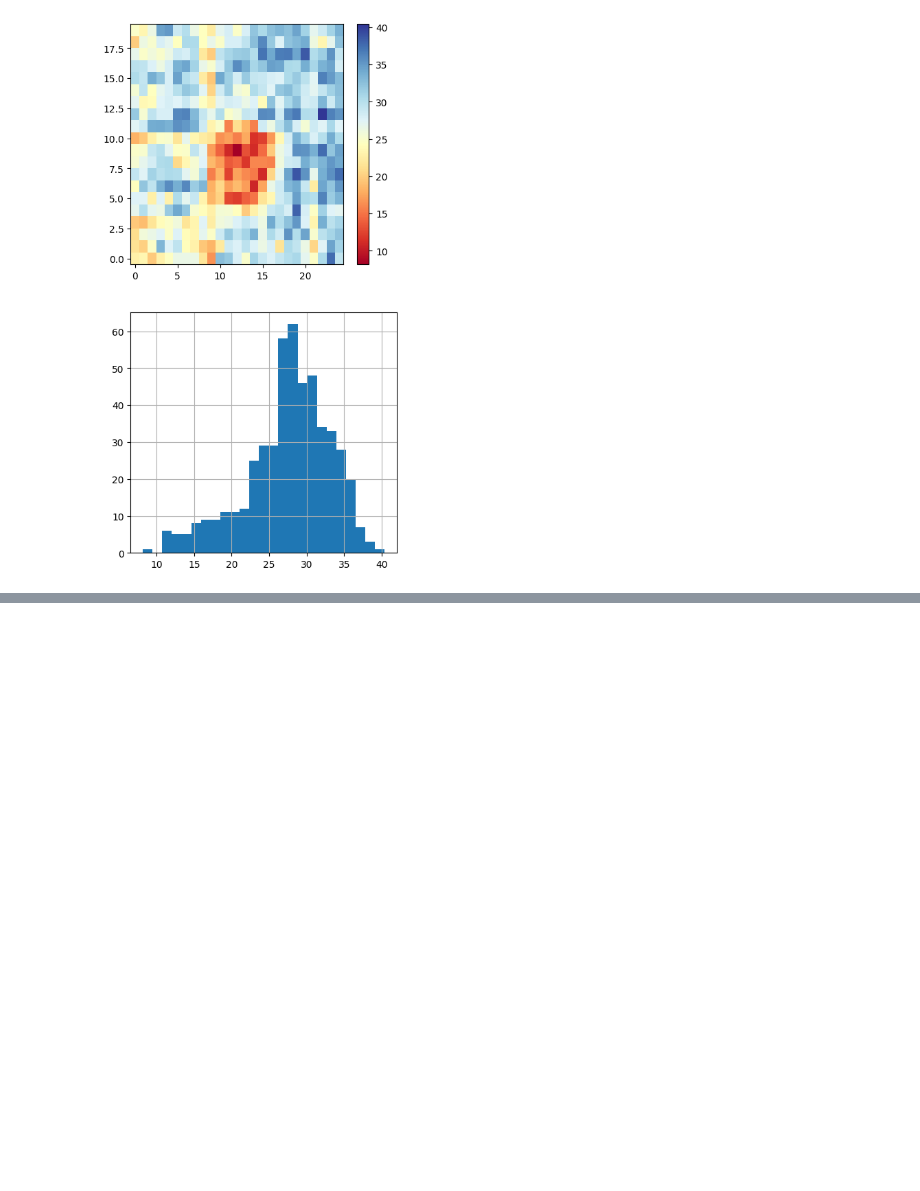
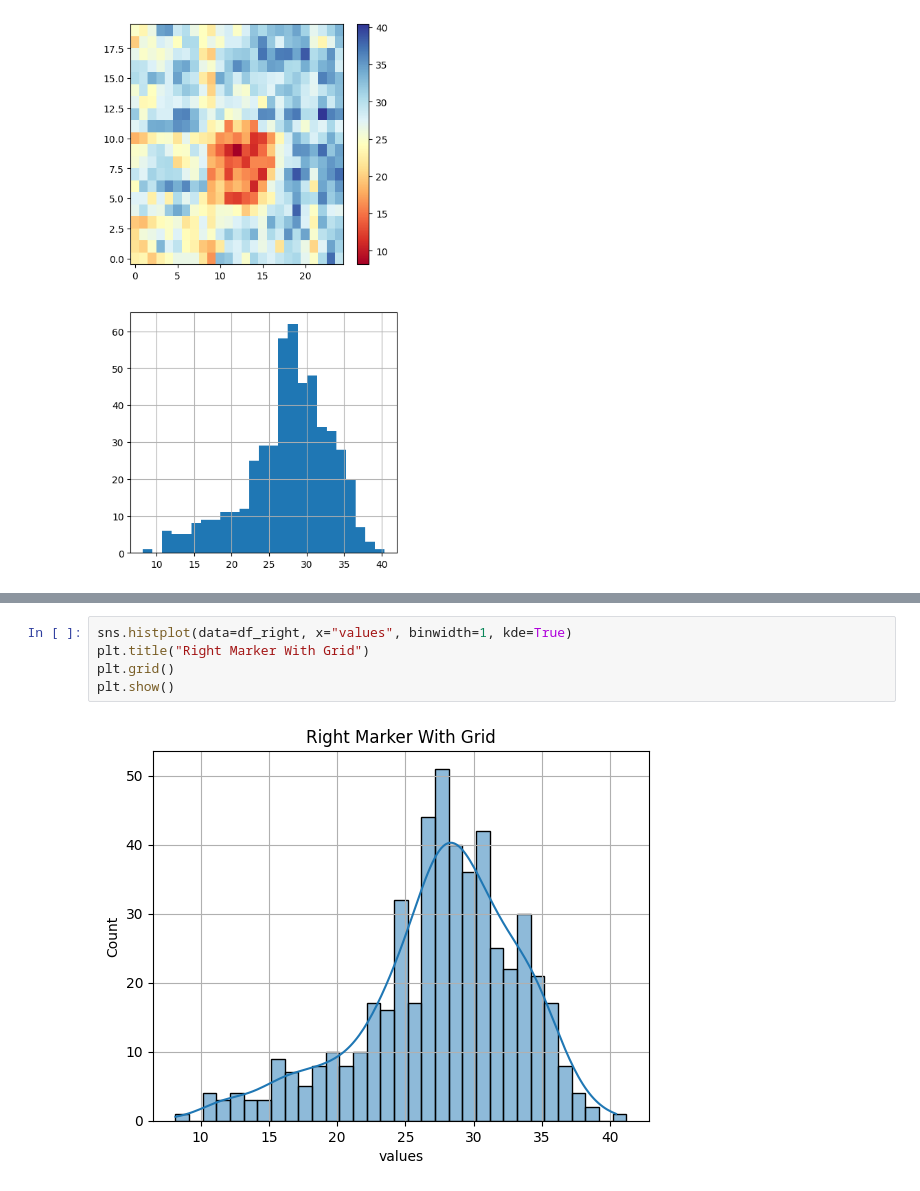
Before and after one commit to PrinceRichfather/tungsten_grate_analysis, a Jupyter notebook: analysis_grid.ipynb, the cells around one changed output, grey strips where cells are left out. Drawn from its saved outputs; the diff is of its cells as text; blank space fills up the shorter version.

```diff
--- a/analysis_grid.ipynb
+++ b/analysis_grid.ipynb
@@ -351,0 +360,7 @@ plt.show()
+# %%
+sns.histplot(data=df_right, x="values", binwidth=1, kde=True)
+plt.title("Right Marker With Grid")
+plt.grid()
+plt.show()
+# %% [output]
+[figure, added]
```
Also changed, not shown: parts of 10 cells of this notebook, 2 other files.
